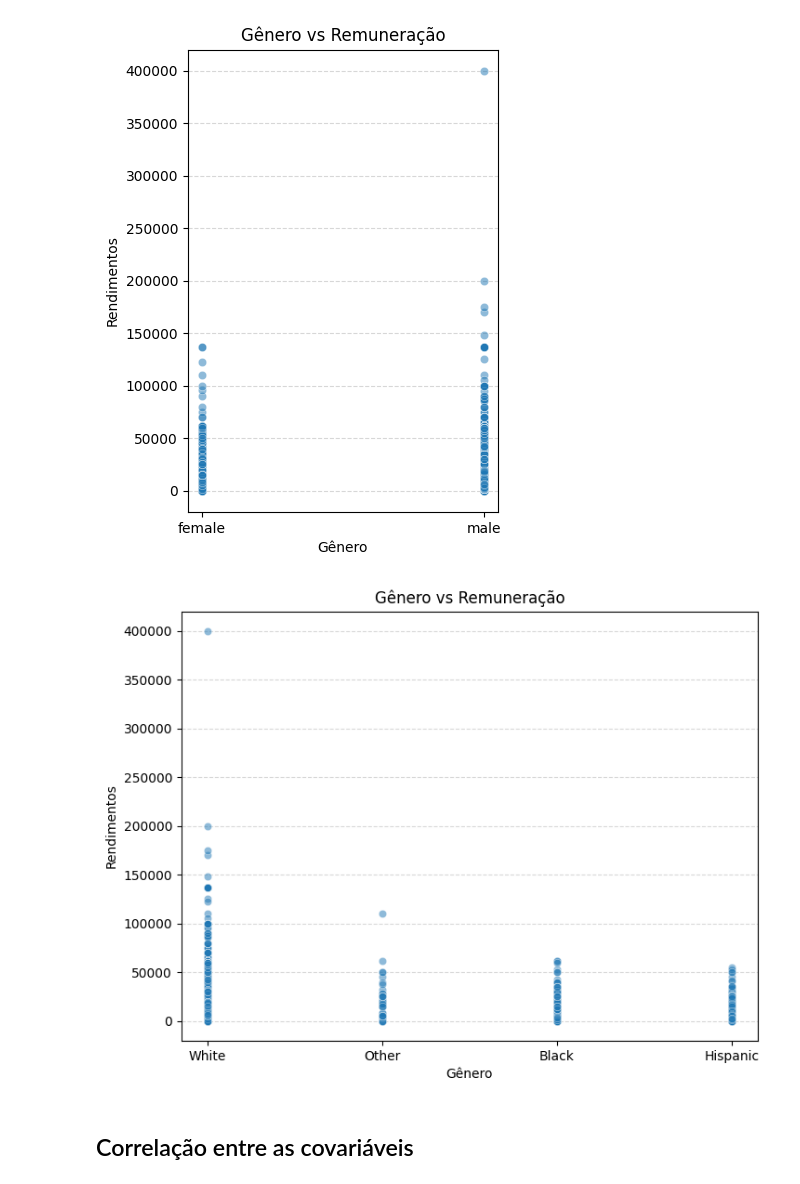
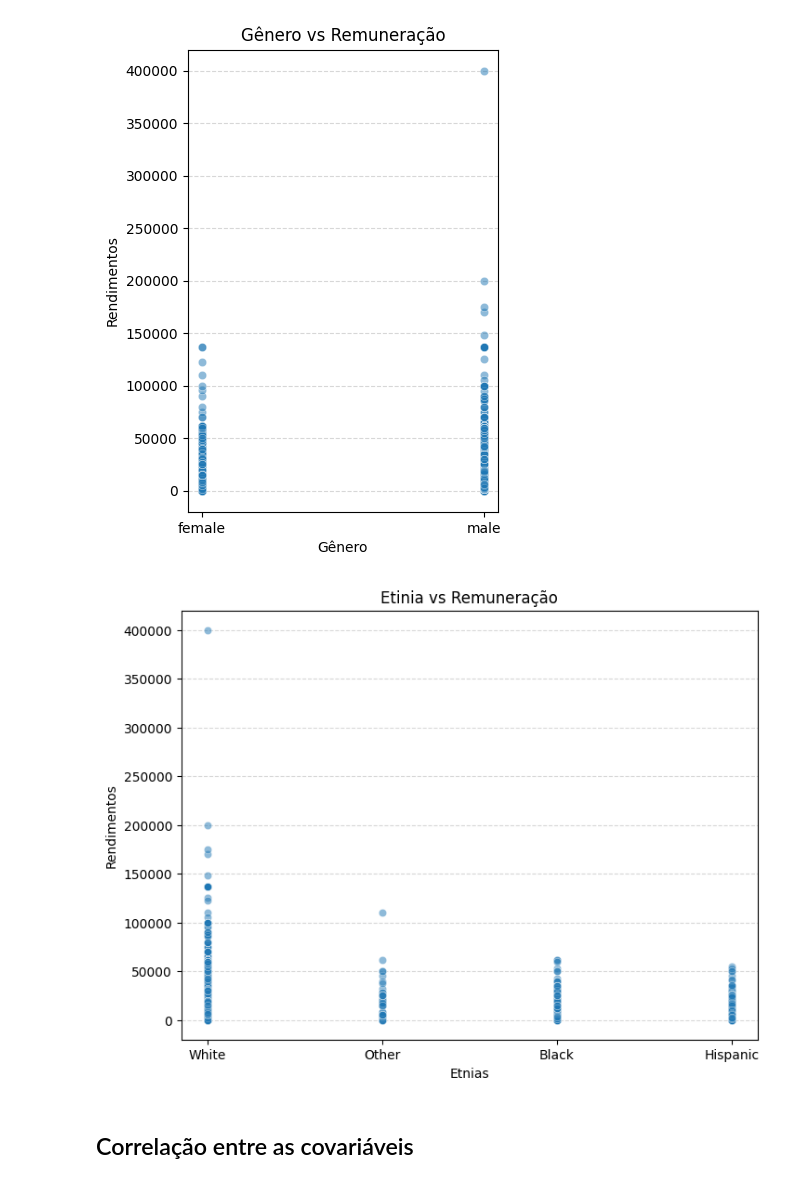
Before and after one commit to Breno-Azevedo/Statistical_Modeling, a Jupyter notebook: src/data_processing/eda.ipynb, the cells around one changed output. Drawn from its saved outputs; the diff is of its cells as text; code cells hidden in the pictures.

```diff
--- a/src/data_processing/eda.ipynb
+++ b/src/data_processing/eda.ipynb
@@ -146,20 +146,20 @@ plt.show()
 # %%
 fig = plt.figure(figsize=(8, 6))
 
 sns.scatterplot(x=data["ethnicity"], y=data["earn"], alpha=0.5, zorder=2)
-plt.title("Gênero vs Remuneração")
-plt.xlabel("Gênero")
+plt.title("Etinia vs Remuneração")
+plt.xlabel("Etnias")
 plt.ylabel("Rendimentos")
 plt.grid(linestyle="--", alpha=0.5, zorder=0, axis="y")
 
 # Definindo rótulos personalizados para o eixo x
 plt.xticks(["White", "Black", "Hispanic", "Other"])
 
 plt.savefig("../../images/eda/ethnicity_vs_earnings.png")
 
 plt.show()
 # %% [output]
-[figure, old version]
+[figure, new version]
 # %% [markdown]
 ## Correlação entre as covariáveis
 # %%
```
Also changed, not shown: parts of 1 cell of this notebook, 2 other files.
